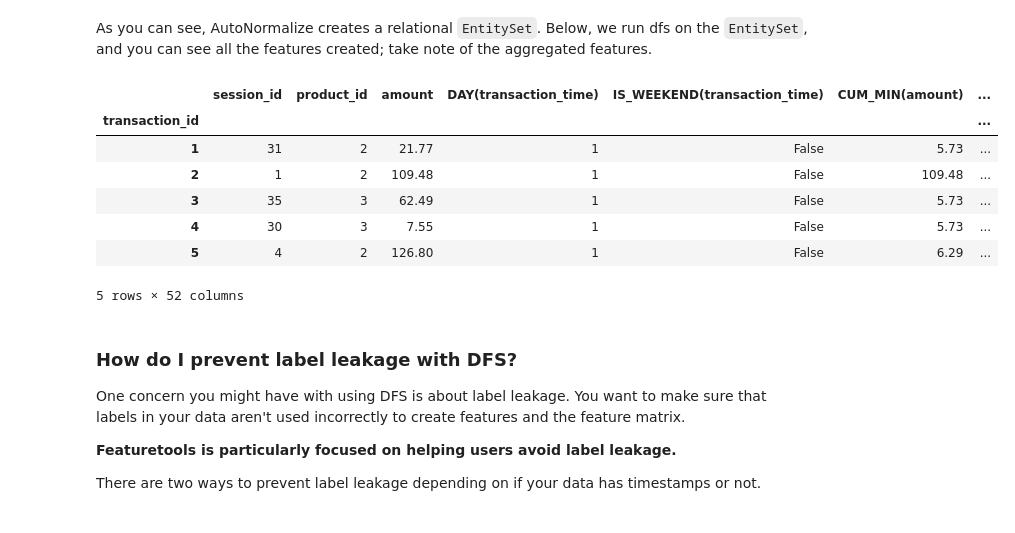
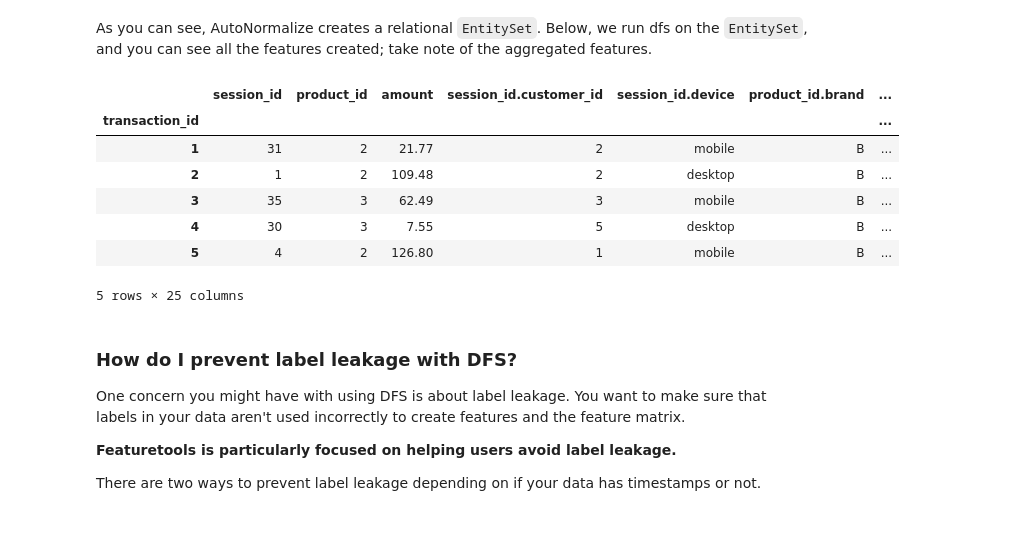
Before and after one commit to alteryx/featuretools, a Jupyter notebook: docs/source/frequently_asked_questions.ipynb, the cells around one changed output. Cells and saved outputs as stored; diff of their text form; code cells hidden in the pictures.

```diff
--- a/docs/source/frequently_asked_questions.ipynb
+++ b/docs/source/frequently_asked_questions.ipynb
@@ -381,21 +381,17 @@ As you can see, AutoNormalize creates a relational `EntitySet`. Below, we run df
 # %%
 feature_matrix, feature_defs = ft.dfs(entityset=es,
                                       target_entity="transaction_id",
-                                      trans_primitives=['time_since', 'day', 'is_weekend',
-                                                        'cum_min', 'minute',
-                                                        'num_words', 'weekday', 'cum_count',
-                                                        'percentile', 'year', 'week',
-                                                        'cum_mean'])
+                                      trans_primitives=[])
 feature_matrix.head()
 # %% [output]
-|  | session_id | product_id | amount | DAY(transaction_time) | IS_WEEKEND(transaction_time) | CUM_MIN(amount) | ... |
+|  | session_id | product_id | amount | session_id.customer_id | session_id.device | product_id.brand | ... |
 | transaction_id |  |  |  |  |  |  | ... |
-| 1 | 31 | 2 | 21.77 | 1 | False | 5.73 | ... |
-| 2 | 1 | 2 | 109.48 | 1 | False | 109.48 | ... |
-| 3 | 35 | 3 | 62.49 | 1 | False | 5.73 | ... |
-| 4 | 30 | 3 | 7.55 | 1 | False | 5.73 | ... |
-| 5 | 4 | 2 | 126.80 | 1 | False | 6.29 | ... |
+| 1 | 31 | 2 | 21.77 | 2 | mobile | B | ... |
+| 2 | 1 | 2 | 109.48 | 2 | desktop | B | ... |
+| 3 | 35 | 3 | 62.49 | 3 | mobile | B | ... |
+| 4 | 30 | 3 | 7.55 | 5 | desktop | B | ... |
+| 5 | 4 | 2 | 126.80 | 1 | mobile | B | ... |
-5 rows × 52 columns
+5 rows × 25 columns
 # %% [markdown]
 ### How do I prevent label leakage with DFS?
 
```
Also changed, not shown: 1 other file.
